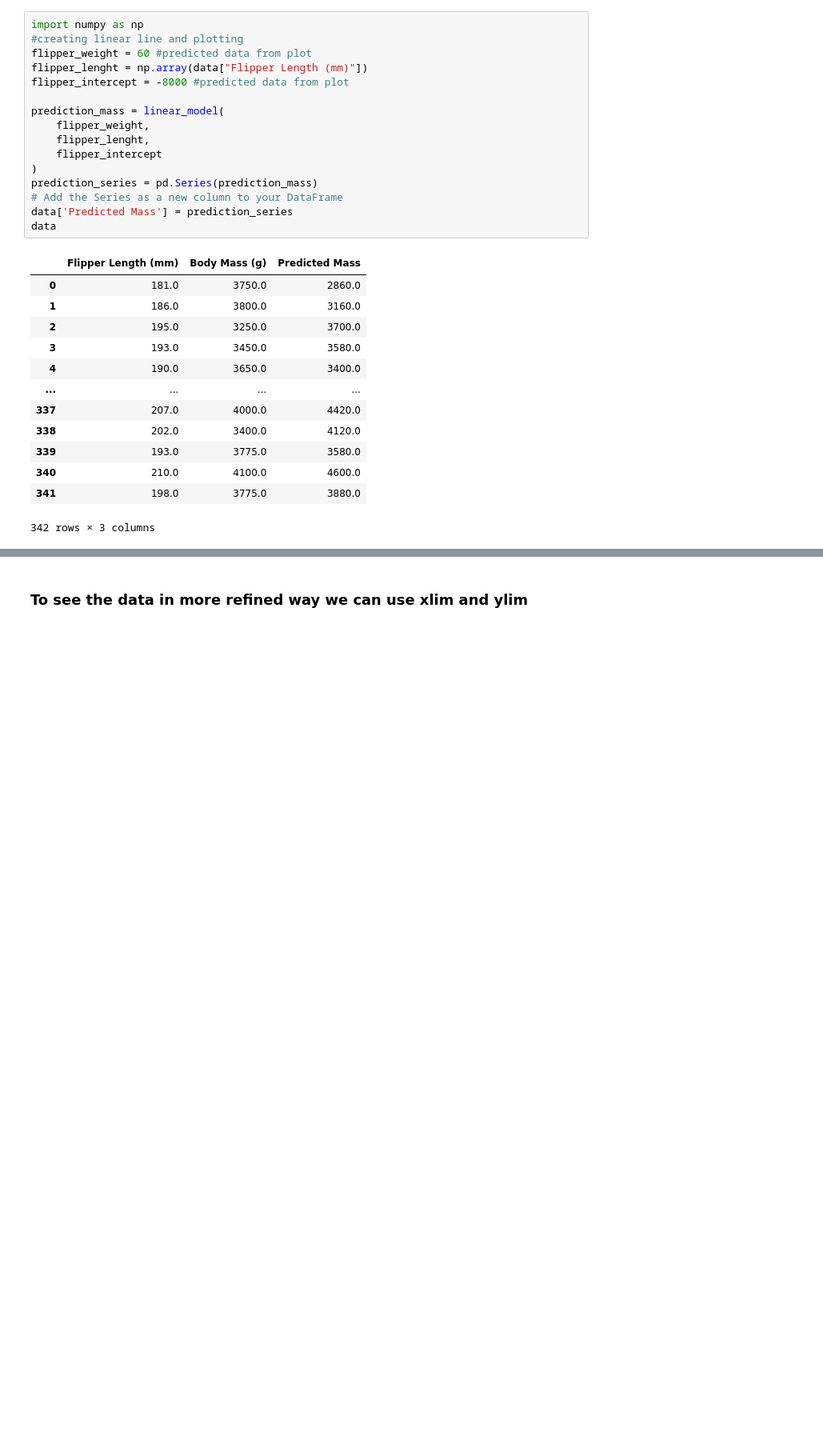
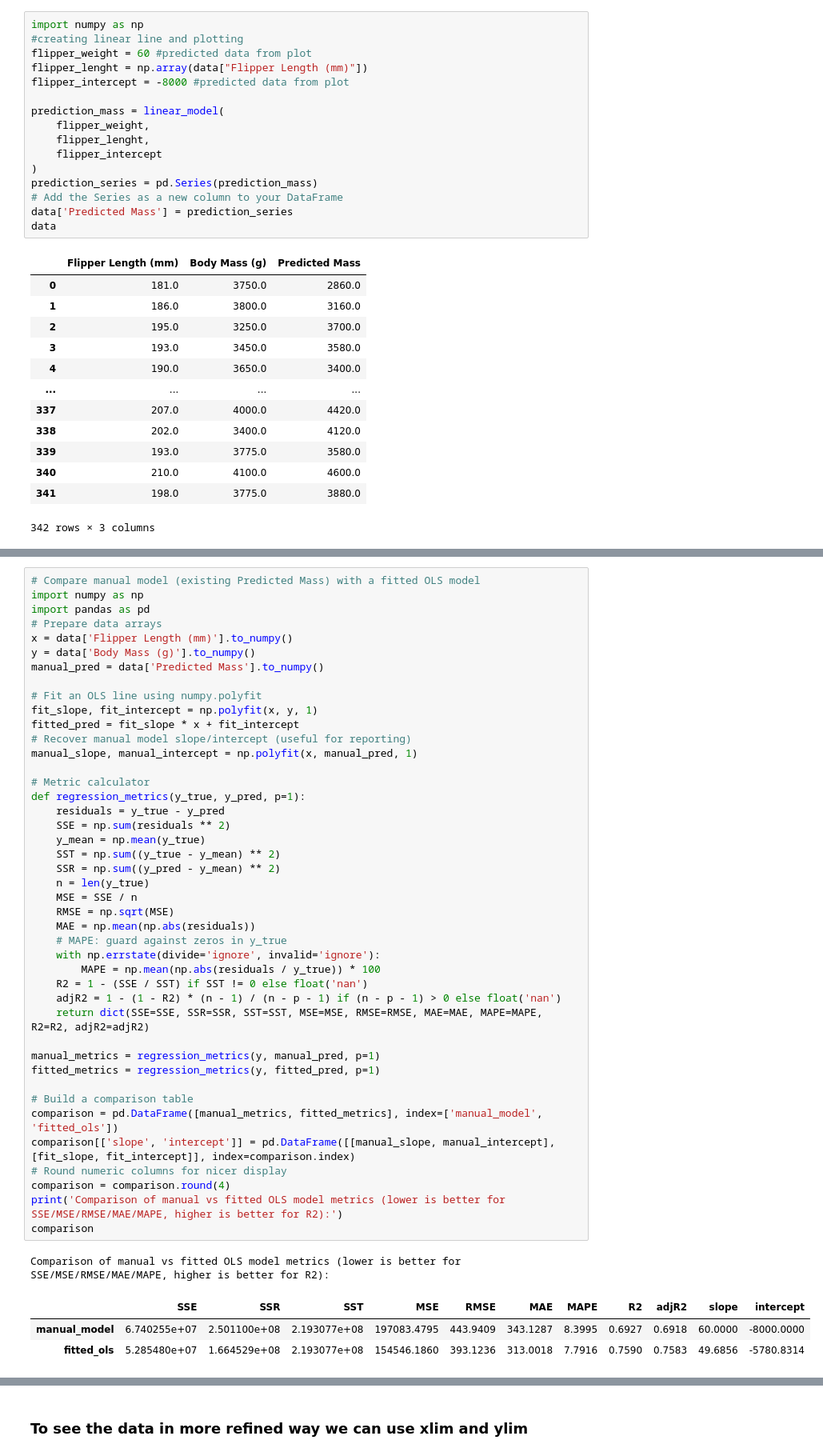
Before and after one commit to typhonshambo/linear-regression-model, a Jupyter notebook: Penguine_Data_Prediction.ipynb, the cells around one changed output, grey strips where cells are left out. Shown at 80% size. Cells and saved outputs as stored; diff of their text form; blank space fills up the shorter version.

```diff
--- a/Penguine_Data_Prediction.ipynb
+++ b/Penguine_Data_Prediction.ipynb
@@ -96,3 +150,51 @@ data
+# %%
+# Compare manual model (existing Predicted Mass) with a fitted OLS model
+import numpy as np
+import pandas as pd
+# Prepare data arrays
+x = data['Flipper Length (mm)'].to_numpy()
+y = data['Body Mass (g)'].to_numpy()
+manual_pred = data['Predicted Mass'].to_numpy()
+
+# Fit an OLS line using numpy.polyfit
+fit_slope, fit_intercept = np.polyfit(x, y, 1)
+fitted_pred = fit_slope * x + fit_intercept
+# Recover manual model slope/intercept (useful for reporting)
+manual_slope, manual_intercept = np.polyfit(x, manual_pred, 1)
+
+# Metric calculator
+def regression_metrics(y_true, y_pred, p=1):
+    residuals = y_true - y_pred
+    SSE = np.sum(residuals ** 2)
+    y_mean = np.mean(y_true)
+    SST = np.sum((y_true - y_mean) ** 2)
+    SSR = np.sum((y_pred - y_mean) ** 2)
+    n = len(y_true)
+    MSE = SSE / n
+    RMSE = np.sqrt(MSE)
+    MAE = np.mean(np.abs(residuals))
+    # MAPE: guard against zeros in y_true
+    with np.errstate(divide='ignore', invalid='ignore'):
+        MAPE = np.mean(np.abs(residuals / y_true)) * 100
+    R2 = 1 - (SSE / SST) if SST != 0 else float('nan')
+    adjR2 = 1 - (1 - R2) * (n - 1) / (n - p - 1) if (n - p - 1) > 0 else float('nan')
+    return dict(SSE=SSE, SSR=SSR, SST=SST, MSE=MSE, RMSE=RMSE, MAE=MAE, MAPE=MAPE, R2=R2, adjR2=adjR2)
+
+manual_metrics = regression_metrics(y, manual_pred, p=1)
+fitted_metrics = regression_metrics(y, fitted_pred, p=1)
+
+# Build a comparison table
+comparison = pd.DataFrame([manual_metrics, fitted_metrics], index=['manual_model', 'fitted_ols'])
+comparison[['slope', 'intercept']] = pd.DataFrame([[manual_slope, manual_intercept], [fit_slope, fit_intercept]], index=comparison.index)
+# Round numeric columns for nicer display
+comparison = comparison.round(4)
+print('Comparison of manual vs fitted OLS model metrics (lower is better for SSE/MSE/RMSE/MAE/MAPE, higher is better for R2):')
+comparison
+# %% [output]
+Comparison of manual vs fitted OLS model metrics (lower is better for SSE/MSE/RMSE/MAE/MAPE, higher is better for R2):
+|  | SSE | SSR | SST | MSE | RMSE | MAE | MAPE | R2 | adjR2 | slope | intercept |
+| manual_model | 6.740255e+07 | 2.501100e+08 | 2.193077e+08 | 197083.4795 | 443.9409 | 343.1287 | 8.3995 | 0.6927 | 0.6918 | 60.0000 | -8000.0000 |
+| fitted_ols | 5.285480e+07 | 1.664529e+08 | 2.193077e+08 | 154546.1860 | 393.1236 | 313.0018 | 7.7916 | 0.7590 | 0.7583 | 49.6856 | -5780.8314 |
 # %%
 # Ploting Predicted Mass in the graph
 
```
Also changed, not shown: parts of 4 cells of this notebook, 2 other files.
